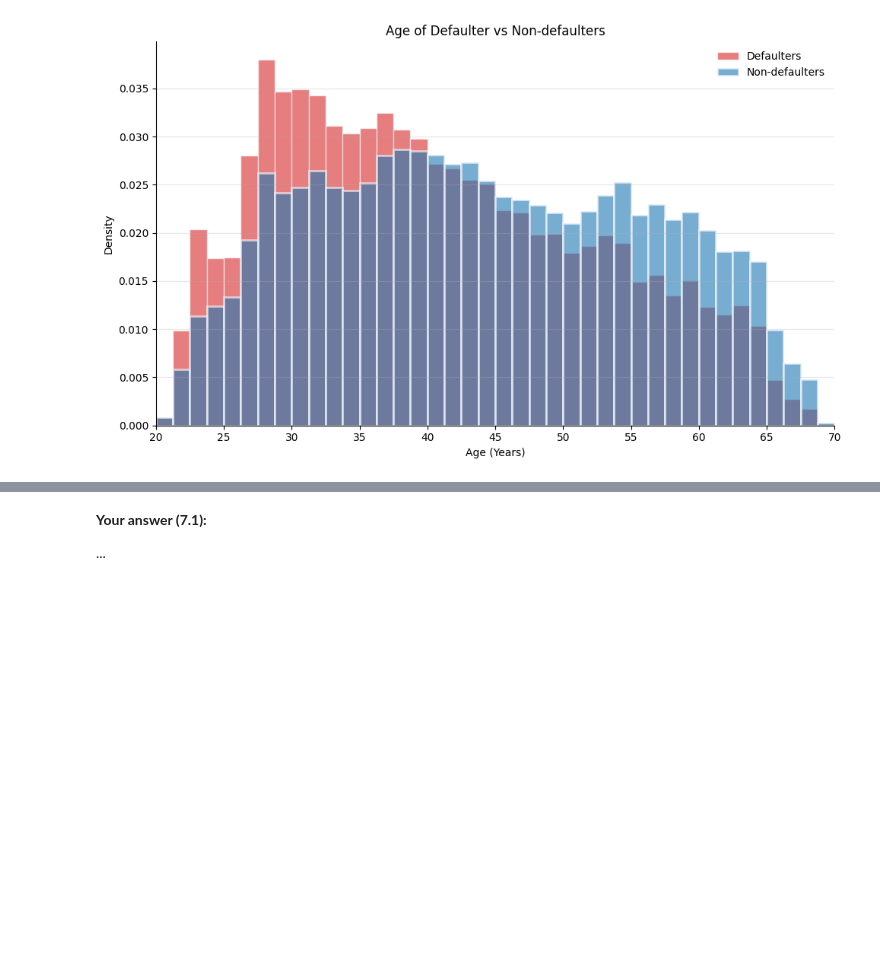
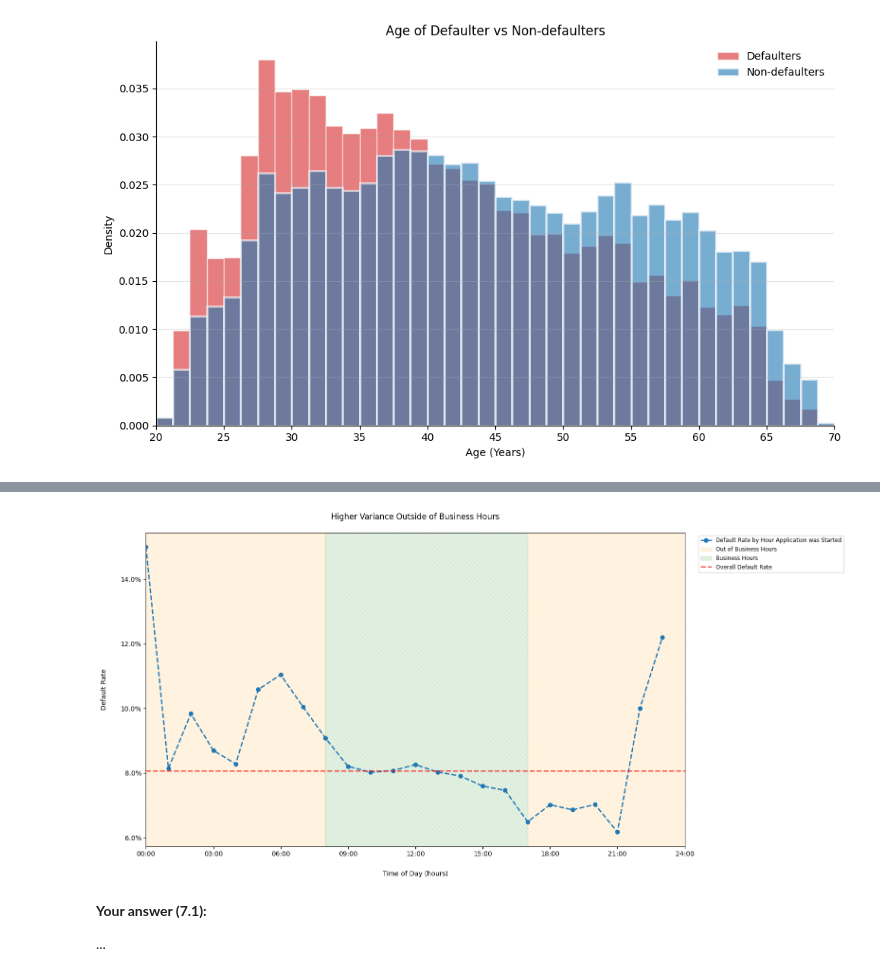
Before and after one commit to smallchuch/CreditRiskLearning, a Jupyter notebook: Learning Journey/1.5 Matplotlib + Seaborn/matplotlib_seaborn_practice_home_credit.ipynb, the cells around one changed output, grey strips where cells are left out. Drawn from its saved outputs; the diff is of its cells as text; code cells hidden in the pictures; blank space fills up the shorter version.

```diff
--- a/Learning Journey/1.5 Matplotlib + Seaborn/matplotlib_seaborn_practice_home_credit.ipynb
+++ b/Learning Journey/1.5 Matplotlib + Seaborn/matplotlib_seaborn_practice_home_credit.ipynb
@@ -1150,5 +1210,43 @@ for bar in bars:
 # %%
 # Ex 7.3 — shaded band + reference line
+
+default_by_app_hour = df['TARGET'].groupby(df['HOUR_APPR_PROCESS_START']).mean()
+
+overall_default_rate = df['TARGET'].mean()
+
+fig, ax = plt.subplots(figsize=(16,8))
+
+ax.plot(default_by_app_hour.index, default_by_app_hour.values,
+        label = 'Default Rate by Hour Application was Started',
+        linestyle = '--',
+        linewidth = 2,
+        marker = 'o',
+        color = "tab:blue"
+        )
+
+ax.set_title('Higher Variance Outside of Business Hours', pad=20)
+ax.set_xlabel('Time of Day (hours)', labelpad=20)
+ax.set_ylabel('Default Rate', labelpad=20)
+
+ax.axvspan(0, 8, alpha = 0.1, color='orange', label = 'Out of Business Hours', hatch='////')
+ax.axvspan(17, 24, alpha = 0.1, color='orange',  hatch='////')
+ax.axvspan(8, 17, alpha = 0.1, color='green', label = 'Business Hours',  hatch='\\\\\\\\')
+
+ax.axhline(overall_default_rate, color='red', alpha=0.7, linestyle='--', linewidth=2, label='Overall Default Rate')
+
+ax.set_xlim(0, 24)
+
+ax.yaxis.set_major_formatter(mticker.PercentFormatter(xmax=1))   # 0.08 -> 8%
+ax.xaxis.set_major_formatter(
+    mticker.FuncFormatter(lambda x, pos: f"{int(x):02d}:00")
+)
+ax.xaxis.set_major_locator(mticker.MultipleLocator(3))
+
+ax.legend(loc='upper left', bbox_to_anchor=(1.02, 1), ncol=1, fontsize='small')
+plt.tight_layout()
+plt.show()
+# %% [output]
+[figure, added]
 # %% [markdown]
 **Your answer (7.1):**
 
```
Also changed, not shown: parts of 5 cells of this notebook.
